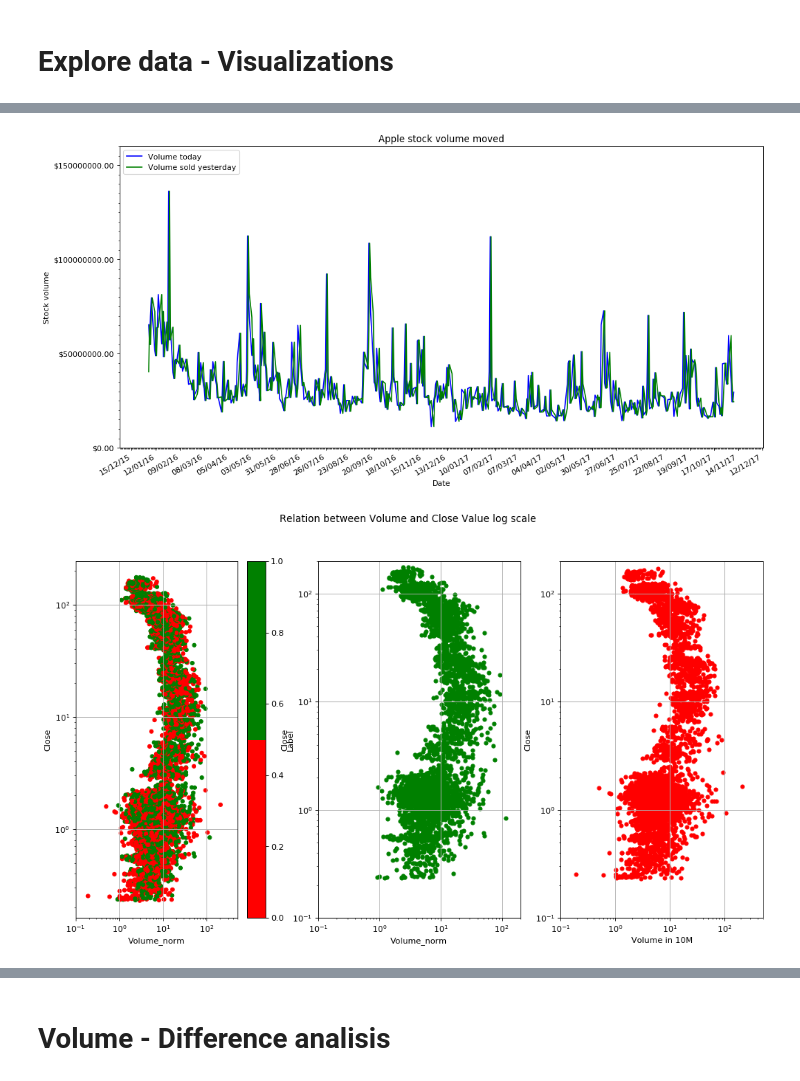
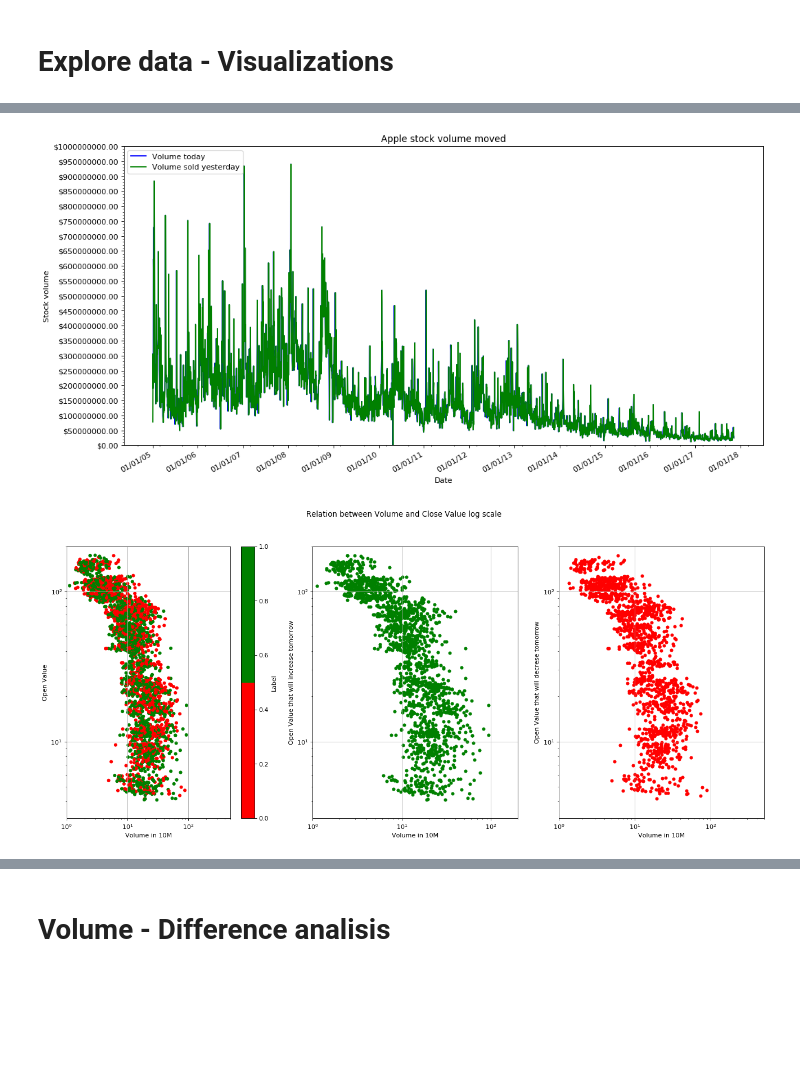
Before and after one commit to MildoCentaur/stockforecasting, a Jupyter notebook: notebooks/Explore dataset .ipynb, the cells around one changed output, grey strips where cells are left out. Saved outputs shown, nothing was run; the diff lists cells and outputs as text; code cells hidden in the pictures; blank space fills up the shorter version.

Commit message:
add fixed graphs

```diff
--- a/notebooks/Explore dataset .ipynb
+++ b/notebooks/Explore dataset .ipynb
@@ -313,18 +315,19 @@ generate_candle_plot_with_split(df, '2016-11-09', '2007-01-01')
 [interactive output not drawn]
 # %%
 
-df_comparison = df[df.Date >= '2016-01-04']
+df_comparison = dataset[dataset.Date >= '2016-01-01']
 
 y1 = {'series' : ['Open','Tomorrow_Open'],
        'ticker' : {'text':'Stock value',
                    'locator':{
                        'major':10,
-                       'minor':2
+                       'minor':5
                    },
                    'limit':{
-                      'min':50,
+                      'min':80,
                       'max':200,
-                      }
+                      },
+                   'formatter':''
                   },
        'colors': ['blue', 'green'],
        'legends' : ["Open", "Open tomorrow"]
@@ -334,13 +337,15 @@ y2 = {'series' : ['Diff_Tomorrow_Open'],
        'ticker' : {'text':'Difference',
                   'color': 'red',
                   'limit':{
-                      'min':-0.1,
-                      'max':0.1,
-                  }},
+                      'min':-8,
+                      'max':8,
+                  },
+                   'formatter':'%'
+                  },
         'colors': ['red'],
         'legends' : ["Difference between Open"]
      }
 x = {'series' : ['Date']}
 
-plot_differences(df_comparison,y1, y2,'Apple stock value Open')
+plot_differences(df_comparison,y1, y2,'Apple stock value Open','differenceOpenTodayTomorrow_2016')
 # %% [output]
@@ -381,64 +388,74 @@ y1 = {'series' : ['Volume','Yesterday_Volume'],
        'ticker' : {'text':'Stock volume',
                    'locator':{
                        'major':5.0E+7,
-                       'minor':5.0E+6
+                       'minor':1.0E+7
                    },
                   'limit':{
-                      'min':-1,
-                      'max':1.6E+8,
-                      }
+                      'min':-100,
+                      'max':10E+8,
+                      },
+                   'formatter':'$'
                   },
        'colors': ['blue', 'green'],
        'legends' : ["Volume today", "Volume sold yesterday"]
      }
 
 x = {'series' : ['Date']}
-plot_differences(df_comparison,y1,'','Apple stock volume moved')
+plot_differences(df_comparison,y1,'','Apple stock volume moved','differenceVolumeTodayTomorrow_2005')
 # %% [output]
-[figure, old version]
+[figure, new version]
 # %%
 from matplotlib.pyplot import figure
 import matplotlib
 
 colors=['red','green']
 cmap = matplotlib.colors.ListedColormap(colors)
-df = df.assign(Volume_norm=lambda x: x.Volume/10000000)
+dataset_volume = df_comparison.assign(Volume_norm=lambda x: x.Volume/10000000)
 
-fig = figure(num=None, figsize=(15, 8), dpi=80, facecolor='w', edgecolor='k')
+fig = figure(num=None, figsize=(20, 8), dpi=80, facecolor='w', edgecolor='k')
+# fig.tight_layout(pad=5.0)
 plt.subplot(131)
 ax = plt.gca()
-df.plot(kind='scatter',y='Close', x='Volume_norm',c='Label', cmap= cmap, ax=ax,title = '')
-ax.set_xlim(0.1, 500)
+dataset_volume.plot(kind='scatter',y='Open', x='Volume_norm',c='Label', cmap= cmap, ax=ax,title = '')
+ax.set_ylim(dataset_volume.Open.min() -1 , 200)
+ax.set_xlim(1, 500)
+ax.set_xlabel('Volume in 10M')
+ax.set_ylabel('Open Value')
 plt.xscale('log')
 plt.yscale('log')
 plt.grid(True)
 
 plt.subplot(132)
 ax = plt.gca()
-green=df[df.Label==1]
-green.plot(kind='scatter',y='Close', x='Volume_norm',c='green', ax=ax,title = '')
-ax.set_xlim(0.1, 200)
+green=dataset_volume[dataset_volume.Label==1]
+green.plot(kind='scatter',y='Open', x='Volume_norm',c='green', ax=ax,title = '')
+ax.set_xlabel('Volume in 10M')
+ax.set_ylabel('Open Value that will increase tomorrow')
 plt.xscale('log')
-ax.set_ylim(0.1, 200)
 plt.yscale('log')
+ax.set_ylim(dataset_volume.Open.min() -1 , 200)
+ax.set_xlim(1, 200)
 plt.grid(True)
 
 plt.subplot(133)
 ax = plt.gca()
-red=df[df.Label==0]
-red.plot(kind='scatter',y='Close', x='Volume_norm', ax=ax,color='red', title = '')
+red=dataset_volume[dataset_volume.Label==0]
+red.plot(kind='scatter',y='Open', x='Volume_norm', ax=ax,color='red', title = '')
 ax.set_xlabel('Volume in 10M')
+ax.set_ylabel('Open Value that will decrese tomorrow')
 plt.xscale('log')
 plt.yscale('log')
-ax.set_ylim(0.1, 200)
-ax.set_xlim(0.1, 500)
+ax.set_ylim(dataset_volume.Open.min() -1 , 200)
+ax.set_xlim(1, 500)
 plt.grid(True)
 
 
 fig.suptitle('Relation between Volume and Close Value log scale')
+visualization_path = os.path.join(os.path.pardir, 'reports', 'figures', 'classifier', "relationOpenVolumeLog.png")
+plt.savefig('{0}.png'.format(visualization_path))
 plt.show()
 # %% [output]
-[figure, old version]
+[figure, new version]
 # %%
 colors=['red','green']
 cmap = matplotlib.colors.ListedColormap(colors)
```
Also changed, not shown: parts of 18 cells of this notebook, 4 other files.
